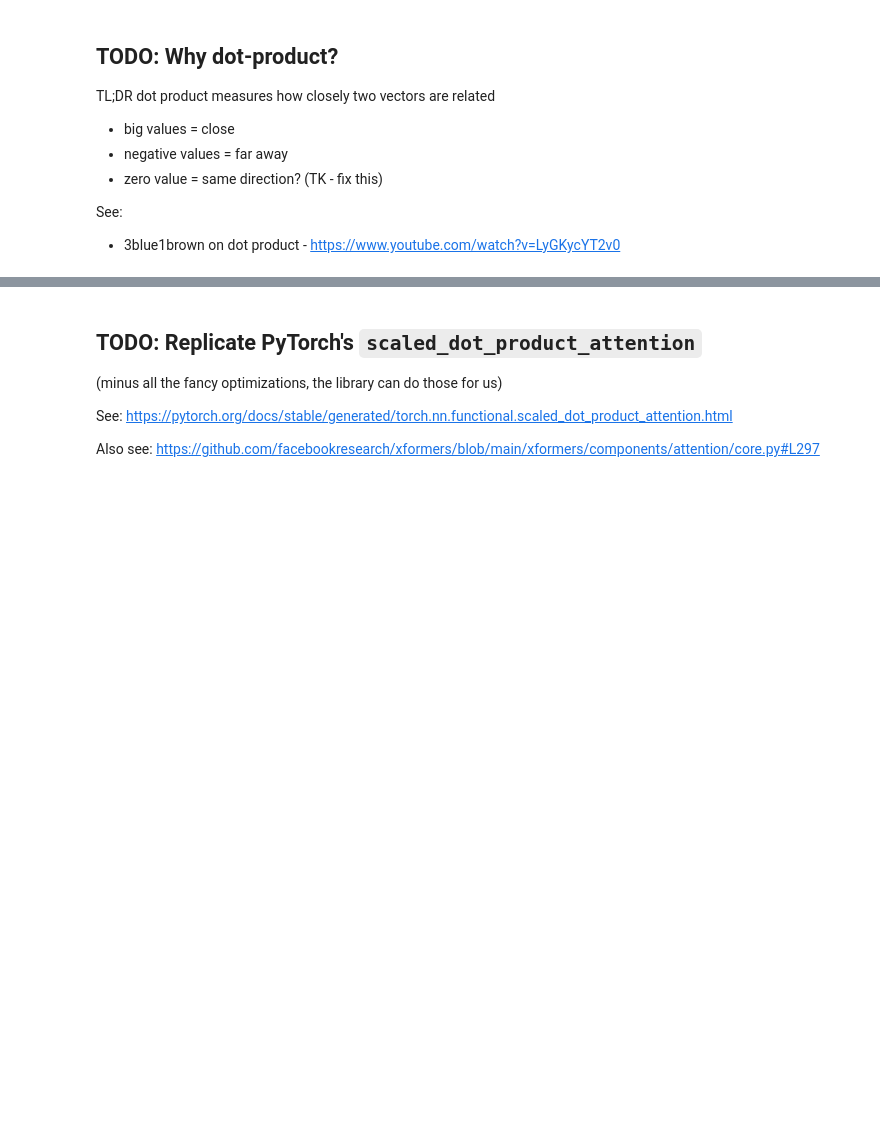
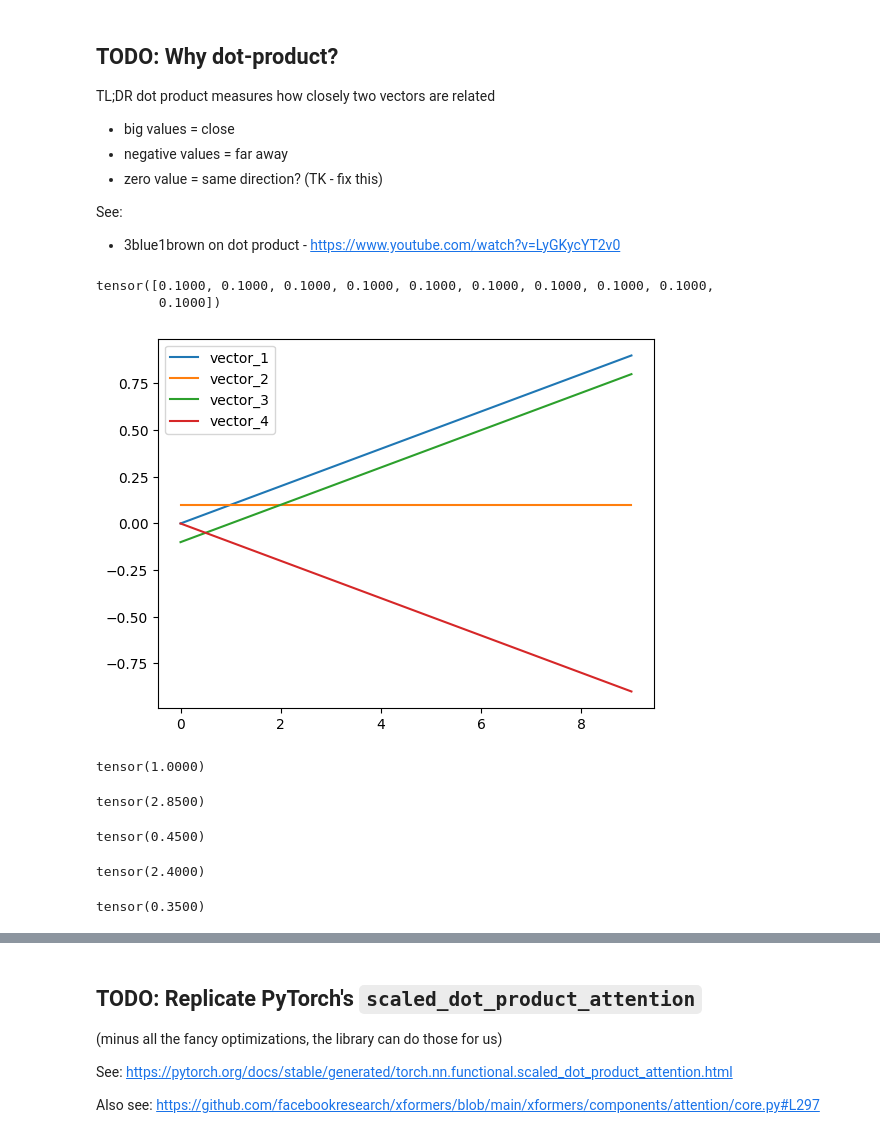
Before and after one commit to mrdbourke/learn-transformers, a Jupyter notebook: attention_mechanism.ipynb, the cells around one changed output, grey strips where cells are left out. Drawn from its saved outputs; the diff is of its cells as text; code cells hidden in the pictures; blank space fills up the shorter version.

```diff
--- a/attention_mechanism.ipynb
+++ b/attention_mechanism.ipynb
@@ -435,3 +777,42 @@ TL;DR dot product measures how closely two vectors are related
 
 See:
 * 3blue1brown on dot product - https://www.youtube.com/watch?v=LyGKycYT2v0
+# %%
+vector_1 = torch.arange(0, 1, 0.1)
+vector_2 = torch.ones_like(vector_1) / 10
+vector_3 = vector_1 - 0.1
+vector_4 = -vector_1
+print(vector_2)
+
+import matplotlib.pyplot as plt
+
+plt.plot(vector_1, label="vector_1")
+plt.plot(vector_2, label="vector_2")
+plt.plot(vector_3, label="vector_3")
+plt.plot(vector_4, label="vector_4")
+plt.legend();
+# %% [output]
+tensor([0.1000, 0.1000, 0.1000, 0.1000, 0.1000, 0.1000, 0.1000, 0.1000, 0.1000,
+        0.1000])
+[figure, added]
+# %%
+cosine_sim = nn.CosineSimilarity(dim=0)
+cosine_sim(vector_1, vector_1)
+# %% [output]
+tensor(1.0000)
+# %%
+torch.dot(vector_1, vector_1)
+# %% [output]
+tensor(2.8500)
+# %%
+torch.dot(vector_1, vector_2)
+# %% [output]
+tensor(0.4500)
+# %%
+torch.dot(vector_1, vector_3)
+# %% [output]
+tensor(2.4000)
+# %%
+torch.dot(vector_2, vector_3)
+# %% [output]
+tensor(0.3500)
```
Also changed, not shown: parts of 66 cells of this notebook.
